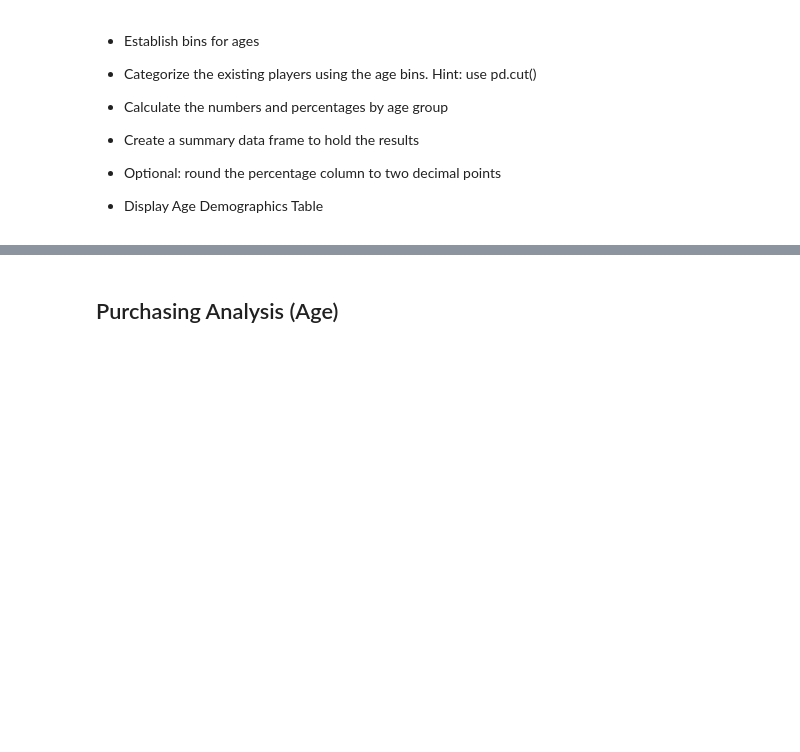
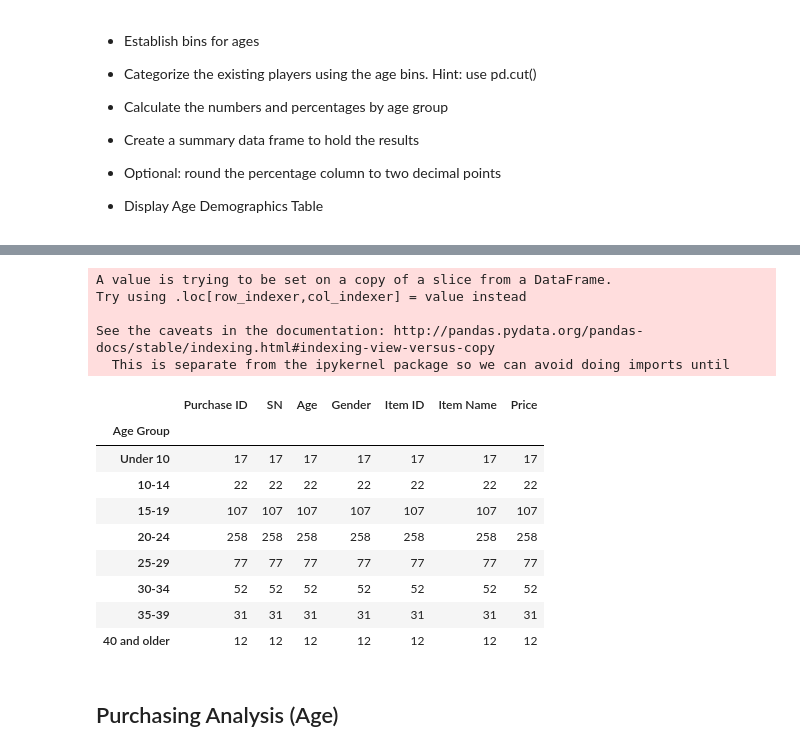
Before and after one commit to vgrose/pandas, a Jupyter notebook: pymoli_heroes/solved.ipynb, the cells around one changed output, grey strips where cells are left out. Cells and saved outputs as stored; diff of their text form; code cells hidden in the pictures; blank space fills up the shorter version.

```diff
--- a/pymoli_heroes/solved.ipynb
+++ b/pymoli_heroes/solved.ipynb
@@ -139,3 +156,24 @@ purchase_data.groupby(['Gender']).count()
+# %%
+bins=[0,9,14,19,24,29,34,39,100]
+group_names=["Under 10","10-14","15-19","20-24","25-29","30-34","35-39","40 and older"]
+players["Age Group"]=pd.cut(players["Age"], bins, labels=group_names)
+players.groupby(["Age Group"]).count()
+# %% [output]
+A value is trying to be set on a copy of a slice from a DataFrame.
+Try using .loc[row_indexer,col_indexer] = value instead
+
+See the caveats in the documentation: http://pandas.pydata.org/pandas-docs/stable/indexing.html#indexing-view-versus-copy
+  This is separate from the ipykernel package so we can avoid doing imports until
+|  | Purchase ID | SN | Age | Gender | Item ID | Item Name | Price |
+| Age Group |  |  |  |  |  |  |  |
+| Under 10 | 17 | 17 | 17 | 17 | 17 | 17 | 17 |
+| 10-14 | 22 | 22 | 22 | 22 | 22 | 22 | 22 |
+| 15-19 | 107 | 107 | 107 | 107 | 107 | 107 | 107 |
+| 20-24 | 258 | 258 | 258 | 258 | 258 | 258 | 258 |
+| 25-29 | 77 | 77 | 77 | 77 | 77 | 77 | 77 |
+| 30-34 | 52 | 52 | 52 | 52 | 52 | 52 | 52 |
+| 35-39 | 31 | 31 | 31 | 31 | 31 | 31 | 31 |
+| 40 and older | 12 | 12 | 12 | 12 | 12 | 12 | 12 |
 # %% [markdown]
 ## Purchasing Analysis (Age)
 # %% [markdown]
```
Also changed, not shown: parts of 10 cells of this notebook.
